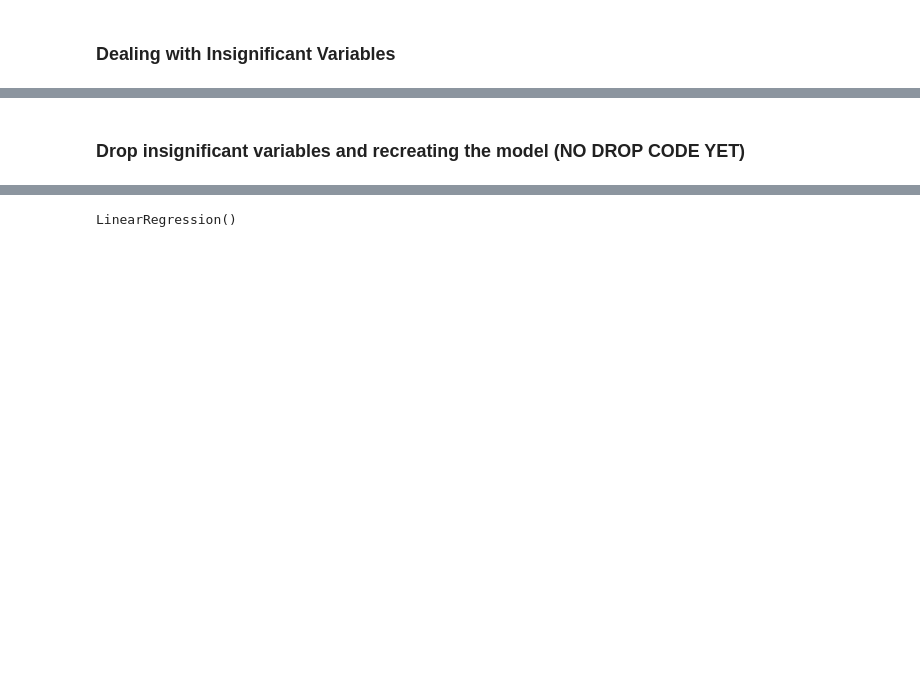
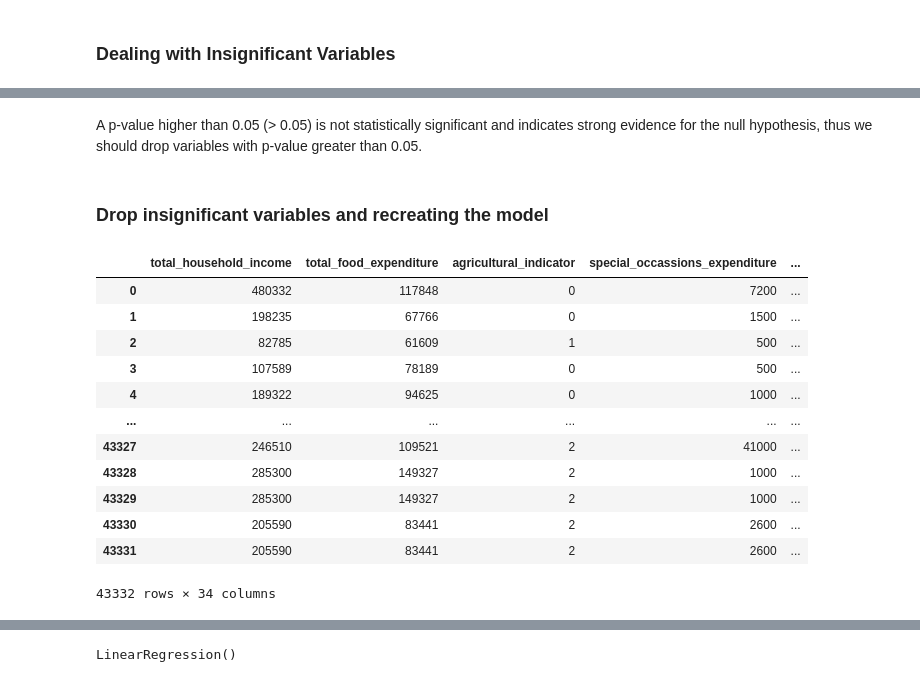
Before and after one commit to legaspicary/it465-group-project, a Jupyter notebook: group_project.ipynb, the cells around one changed output, grey strips where cells are left out. Cells and saved outputs as stored; diff of their text form; code cells hidden in the pictures; blank space fills up the shorter version.

```diff
--- a/group_project.ipynb
+++ b/group_project.ipynb
@@ -620,5 +620,7 @@ Notes:
 [1] Standard Errors assume that the covariance matrix of the errors is correctly specified.
 [2] The condition number is large, 3.08e+07. This might indicate that there are
 strong multicollinearity or other numerical problems.
+# %% [markdown]
+A p-value higher than 0.05 (> 0.05) is not statistically significant and indicates strong evidence for the null hypothesis, thus we should drop variables with p-value greater than 0.05.
 # %% [markdown]
-### Drop insignificant variables and recreating the model (NO DROP CODE YET)
+### Drop insignificant variables and recreating the model
@@ -626,0 +627,23 @@ dropped_income_df = encoded_income_df # INSERT DROP HERE
+# %%
+dropped_income_df = encoded_income_df.drop(['tobacco_expenditure', 'tesda_accredited_institutions', 'region_III', 'region_NCR', 'region_X',
+                                            'head_divorced_separated','head_married', 'head_single', 'head_unknown', 'head_widowed',
+                                           'household_type_single_fam','household_type_two_more_nonrelated',
+                                            'worker_class_without_pay_in_own_business','worker_class_worked_for_private_household',
+                                            'tenure_own_house_rent_free_lot_with_consent','tenure_own_house_rent_free_lot_without_consent',
+                                            'tenure_own_house_rent_lot','tenure_owner_house_and_lot','tenure_rent_free_house_lot_with_consent',
+                                            'tenure_rent_free_house_lot_without_consent','tenure_rent_house_with_lot'], axis=1)
+dropped_income_df
+# %% [output]
+|  | total_household_income | total_food_expenditure | agricultural_indicator | special_occassions_expenditure | ... |
+| 0 | 480332 | 117848 | 0 | 7200 | ... |
+| 1 | 198235 | 67766 | 0 | 1500 | ... |
+| 2 | 82785 | 61609 | 1 | 500 | ... |
+| 3 | 107589 | 78189 | 0 | 500 | ... |
+| 4 | 189322 | 94625 | 0 | 1000 | ... |
+| ... | ... | ... | ... | ... | ... |
+| 43327 | 246510 | 109521 | 2 | 41000 | ... |
+| 43328 | 285300 | 149327 | 2 | 1000 | ... |
+| 43329 | 285300 | 149327 | 2 | 1000 | ... |
+| 43330 | 205590 | 83441 | 2 | 2600 | ... |
+| 43331 | 205590 | 83441 | 2 | 2600 | ... |
+43332 rows × 34 columns
```
Also changed, not shown: parts of 17 cells of this notebook.
